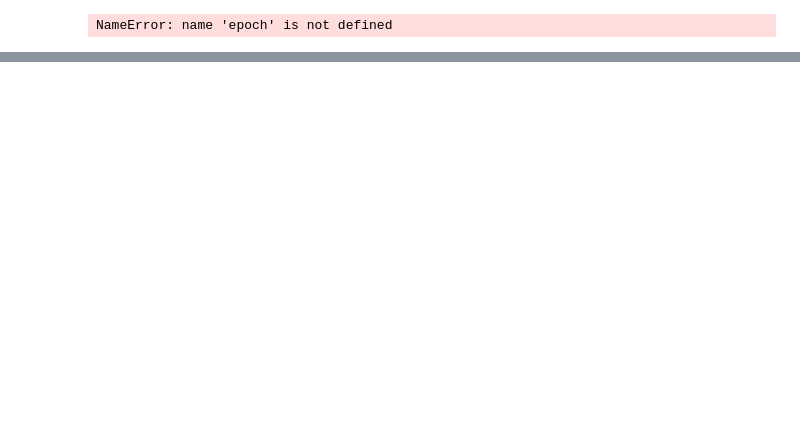
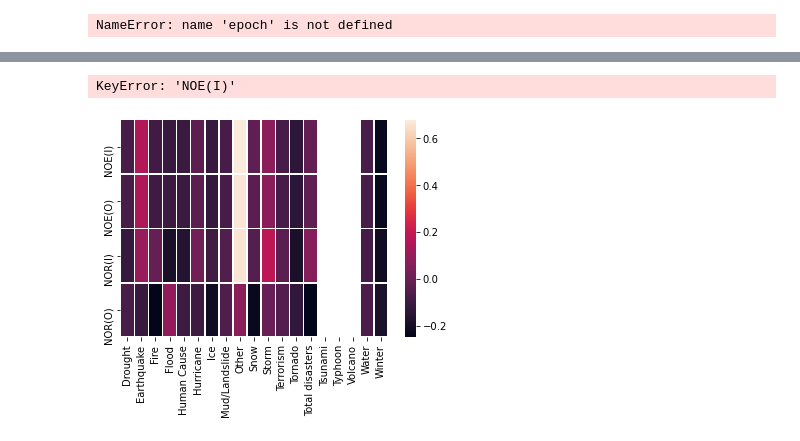
Before and after one commit to Suzanna-Neely-Yates/climate-displacement, a Jupyter notebook: code/notebook.ipynb, the cells around one changed output, grey strips where cells are left out. Cells and saved outputs as stored; diff of their text form; code cells hidden in the pictures; blank space fills up the shorter version.

Commit message:
heatmap

```diff
--- a/code/notebook.ipynb
+++ b/code/notebook.ipynb
@@ -923,0 +917,10 @@ plt.imshow(normalized_df,cmap='hot',interpolation='nearest')
+# %%
+# clean data for heatmap
+
+normalized_df = (df-df.mean())/df.std()
+normalized_df = normalized_df.fillna(0)
+normalized_df.pop('State')
+normalized_df.pop('Unnamed: 0')
+normalized_df.pop('Year')
+
+normalized_df.head()
@@ -923,0 +935,7 @@ plt.imshow(normalized_df,cmap='hot',interpolation='nearest')
+# %%
+# create correlations
+
+focus_cols = ['NOE(I)', 'NOE(O)', 'NOR(I)', 'NOR(O)']
+heatmapdata = normalized_df.corr().filter(focus_cols).drop(focus_cols)
+heatmapdata = heatmapdata.transpose()
+heatmapdata.head()
@@ -923,0 +948,20 @@ plt.imshow(normalized_df,cmap='hot',interpolation='nearest')
+# %%
+heatmapdata = heatmapdata.transpose()
+#NOEI_correlation = heatmapdata['NOE(I)'].max()
+NOEI_correlation_idx = heatmapdata['NOE(I)'].idxmax()
+#print('The best way to predict NOE(I) is by looking at the number of {} in a year.').format(NOEI_correlation_idx, NOEI_correlation)
+
+#heatmapdata['NOE(O)'].max()
+#heatmapdata['NOR(I)'].max()
+#heatmapdata['NOR(O)'].max()
+# %% [output]
+KeyError: 'NOE(I)'
+# %%
+# create heat map using parawise correlation of columns
+
+import seaborn as sns
+
+ax = sns.heatmap(heatmapdata, linewidth=0.5)
+plt.show()
+# %% [output]
+[figure, added]
```
Also changed, not shown: parts of 7 cells of this notebook.
